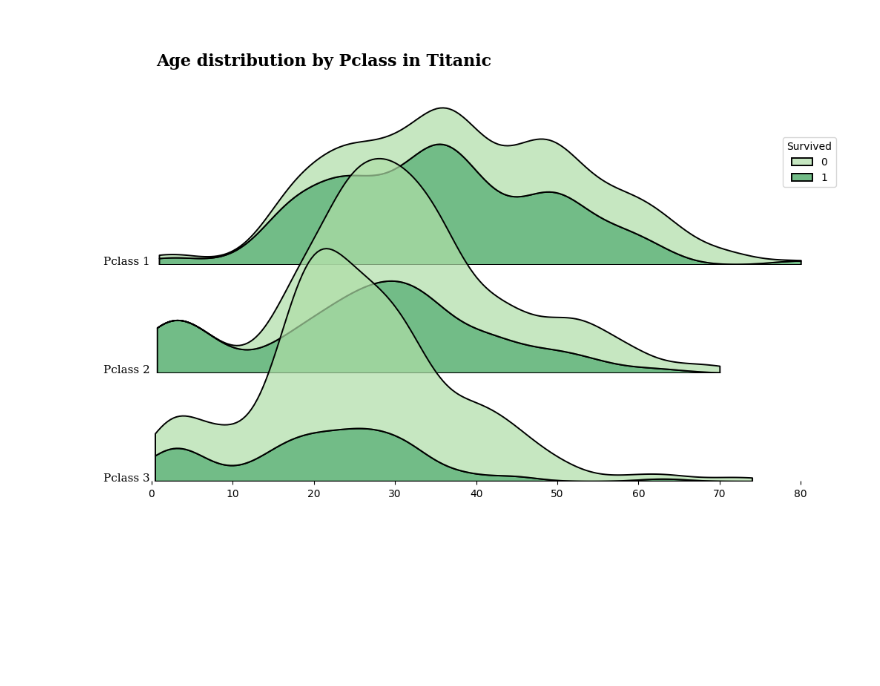
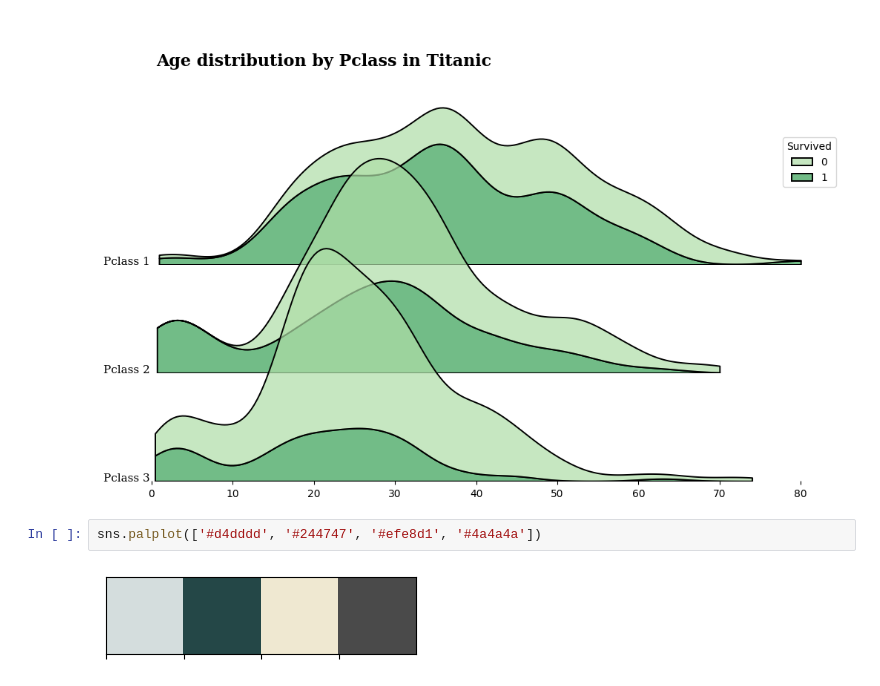
Before and after one commit to VirajBhagiya/Exploratory-data-analysis, a Jupyter notebook: Titanic.ipynb, the cells around one changed output. Drawn from its saved outputs; the diff is of its cells as text; blank space fills up the shorter version.

```diff
--- a/Titanic.ipynb
+++ b/Titanic.ipynb
@@ -161,3 +161,7 @@ fig.text(0.13, 0.81, "Age distribution by Pclass in Titanic", fontweight="bold",
 plt.show()
 # %% [output]
 [figure]
+# %%
+sns.palplot(['#d4dddd', '#244747', '#efe8d1', '#4a4a4a'])
+# %% [output]
+[figure, added]
```
